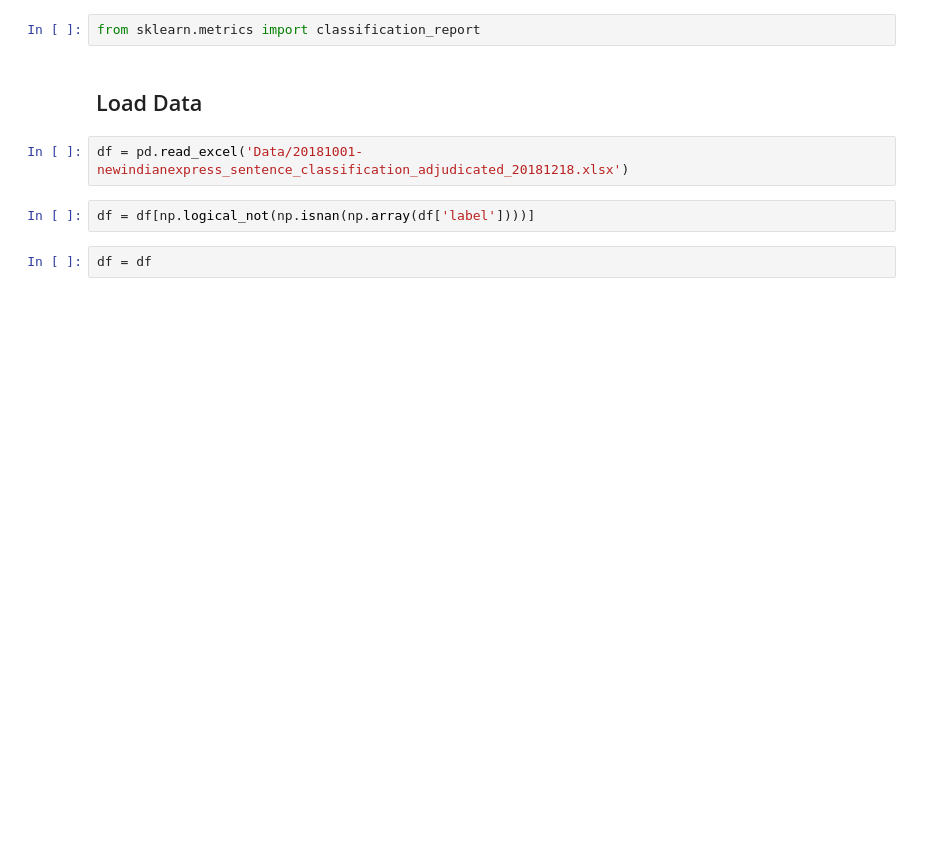
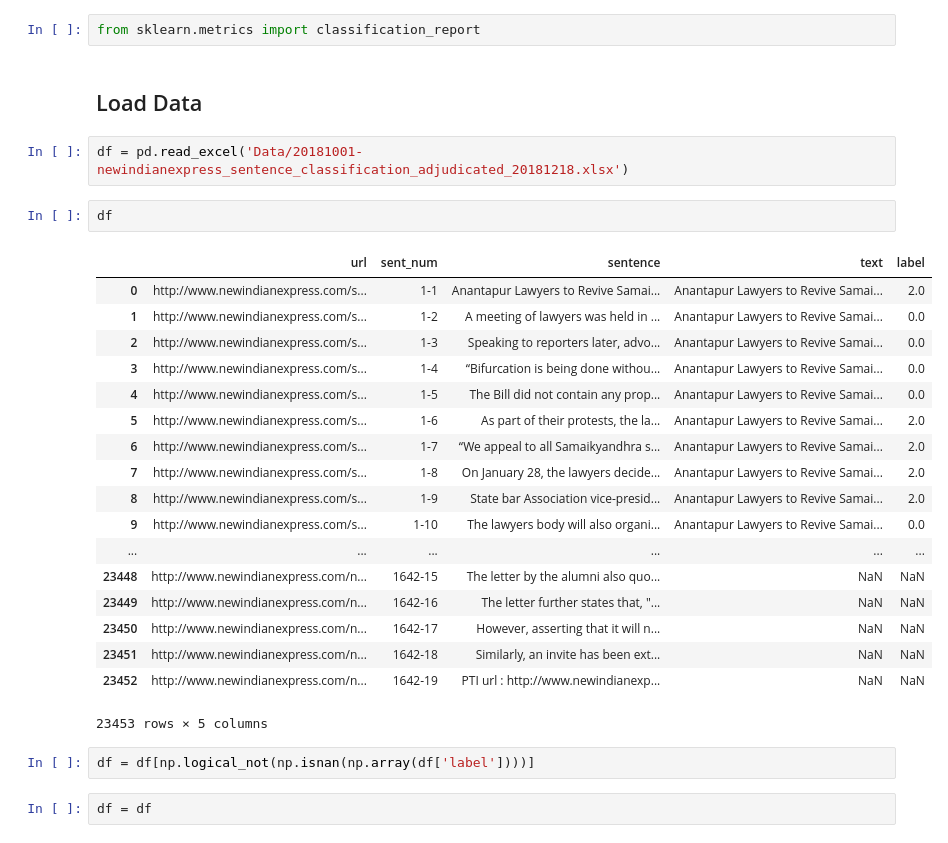
Before and after one commit to simgeekiz/ProtestEventDetection, a Jupyter notebook: Exploring the Data.ipynb, the cells around one changed output. Saved outputs shown, nothing was run; the diff lists cells and outputs as text; blank space fills up the shorter version.

```diff
--- a/Exploring the Data.ipynb
+++ b/Exploring the Data.ipynb
@@ -19,6 +21,27 @@ from sklearn.metrics import classification_report
 ## Load Data
 # %%
 df = pd.read_excel('Data/20181001-newindianexpress_sentence_classification_adjudicated_20181218.xlsx')
+# %%
+df
+# %% [output]
+|  | url | sent_num | sentence | text | label |
+| 0 | http://www.newindianexpress.com/s... | 1-1 | Anantapur Lawyers to Revive Samai... | Anantapur Lawyers to Revive Samai... | 2.0 |
+| 1 | http://www.newindianexpress.com/s... | 1-2 | A meeting of lawyers was held in ... | Anantapur Lawyers to Revive Samai... | 0.0 |
+| 2 | http://www.newindianexpress.com/s... | 1-3 | Speaking to reporters later, advo... | Anantapur Lawyers to Revive Samai... | 0.0 |
+| 3 | http://www.newindianexpress.com/s... | 1-4 | “Bifurcation is being done withou... | Anantapur Lawyers to Revive Samai... | 0.0 |
+| 4 | http://www.newindianexpress.com/s... | 1-5 | The Bill did not contain any prop... | Anantapur Lawyers to Revive Samai... | 0.0 |
+| 5 | http://www.newindianexpress.com/s... | 1-6 | As part of their protests, the la... | Anantapur Lawyers to Revive Samai... | 2.0 |
+| 6 | http://www.newindianexpress.com/s... | 1-7 | “We appeal to all Samaikyandhra s... | Anantapur Lawyers to Revive Samai... | 2.0 |
+| 7 | http://www.newindianexpress.com/s... | 1-8 | On January 28, the lawyers decide... | Anantapur Lawyers to Revive Samai... | 2.0 |
+| 8 | http://www.newindianexpress.com/s... | 1-9 | State bar Association vice-presid... | Anantapur Lawyers to Revive Samai... | 2.0 |
+| 9 | http://www.newindianexpress.com/s... | 1-10 | The lawyers body will also organi... | Anantapur Lawyers to Revive Samai... | 0.0 |
+| ... | ... | ... | ... | ... | ... |
+| 23448 | http://www.newindianexpress.com/n... | 1642-15 | The letter by the alumni also quo... | NaN | NaN |
+| 23449 | http://www.newindianexpress.com/n... | 1642-16 | The letter further states that, "... | NaN | NaN |
+| 23450 | http://www.newindianexpress.com/n... | 1642-17 | However, asserting that it will n... | NaN | NaN |
+| 23451 | http://www.newindianexpress.com/n... | 1642-18 | Similarly, an invite has been ext... | NaN | NaN |
+| 23452 | http://www.newindianexpress.com/n... | 1642-19 | PTI url : http://www.newindianexp... | NaN | NaN |
+23453 rows × 5 columns
 # %%
 df = df[np.logical_not(np.isnan(np.array(df['label'])))]
 # %%
```
Also changed, not shown: parts of 21 cells of this notebook, 4 other files.
